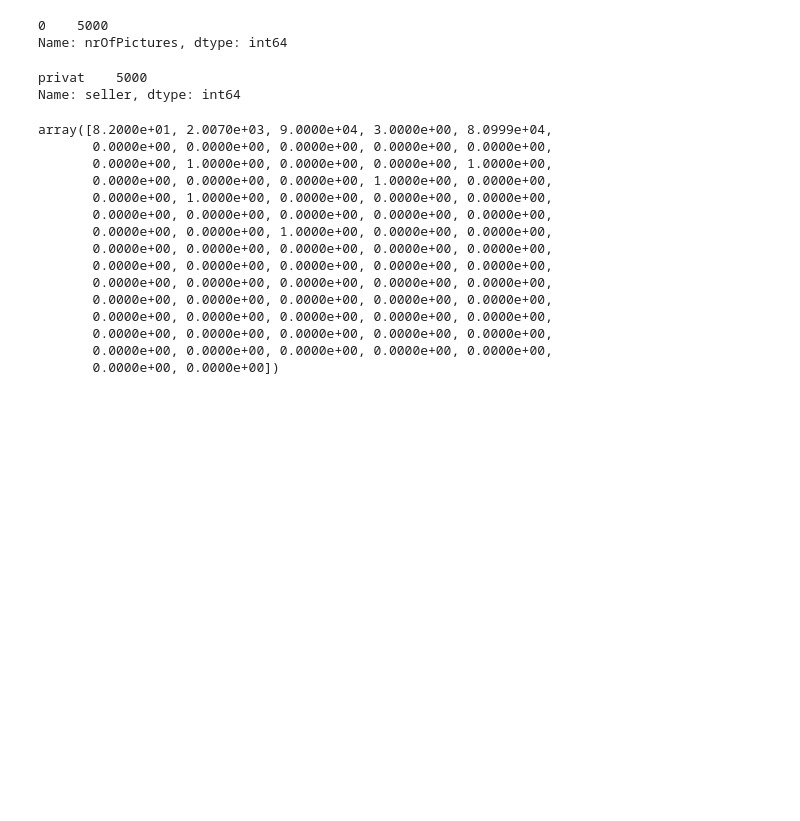
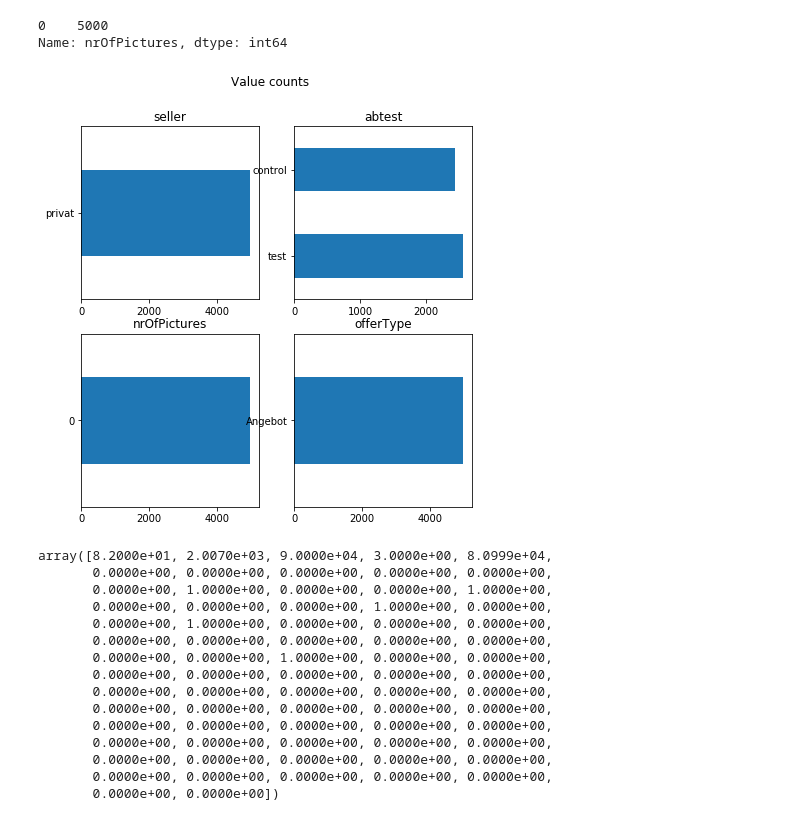
Before and after one commit to MateuszHub/projektPSI, a Jupyter notebook: Projekt.ipynb, the cells around one changed output. Saved outputs shown, nothing was run; the diff lists cells and outputs as text; code cells hidden in the pictures; blank space fills up the shorter version.

```diff
--- a/Projekt.ipynb
+++ b/Projekt.ipynb
@@ -40,11 +42,14 @@ data['nrOfPictures'].value_counts()
 # %% [output]
 0    5000
 Name: nrOfPictures, dtype: int64
-# %%
-data['seller'].value_counts()
-# %% [output]
-privat    5000
-Name: seller, dtype: int64
+# %%
+fig, ax = plt.subplots(2, 2)
+fig.suptitle('Value counts')
+cols = ['seller','abtest',"nrOfPictures","offerType"]
+for i in range(0,4):
+    data[cols[i]].value_counts().plot(kind='barh', ax=ax[int(i/2),int(i%2)], title=cols[i], figsize=(7,7))
+# %% [output]
+[figure, added]
 # %%
 y = data['price']
 X = data.drop(['seller',"price",'abtest',"lastSeen","dateCreated","dateCrawled","name","nrOfPictures","offerType"], axis=1)
```
Also changed, not shown: parts of 3 cells of this notebook.
